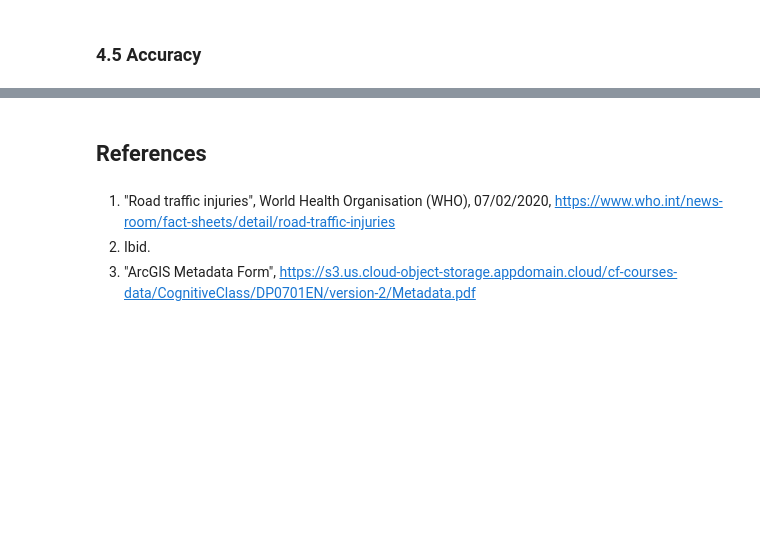
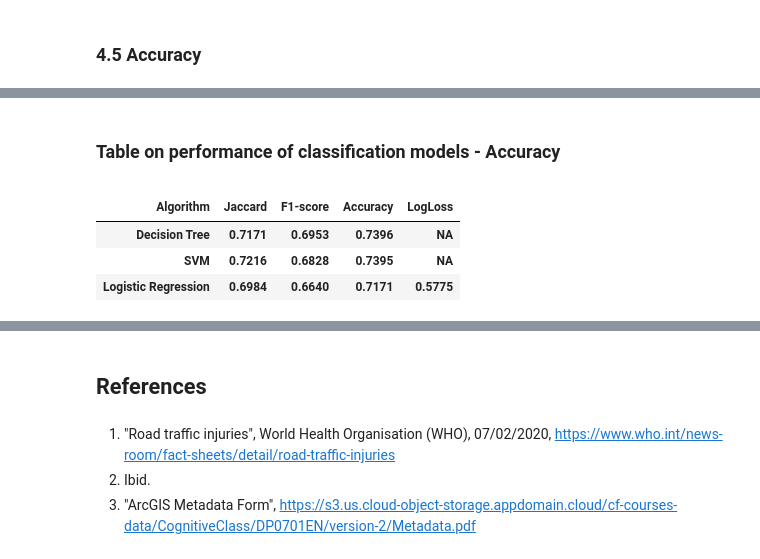
Before and after one commit to carlopeano/Coursera_Capstone, a Jupyter notebook: Capstone Project - Car accident severity - Week 1.ipynb, the cells around one changed output, grey strips where cells are left out. Saved outputs shown, nothing was run; the diff lists cells and outputs as text; code cells hidden in the pictures; blank space fills up the shorter version.

```diff
--- a/Capstone Project - Car accident severity - Week 1.ipynb
+++ b/Capstone Project - Car accident severity - Week 1.ipynb
@@ -1321,16 +1349,33 @@ print ('Average F1 score with Decision Tree =', f_dt)
 # %%
+#Decision Tree
+j_dt = "%.4f" % jaccard_score(y_test, predTree)
+f_dt = "%.4f" % f1_score (y_test, predTree, average='weighted')
+a_dt = "%.4f" %metrics.accuracy_score(y_test, predTree)
+
+print ('Jaccard similarity score with Decision Tree =', j_dt)
+print ('Average F1 score with Decision Tree =', f_dt)
+print ('Decision Tree accuracy =', a_dt)
+print ()
+
 #SVM
 j_svm = "%.4f" % jaccard_score(y_test, yhat_svm)
 f_svm = "%.4f" %f1_score (y_test, yhat_svm, average='weighted')
+a_svm = "%.4f" %metrics.accuracy_score(y_test, yhat_svm)
+
 print ('Jaccard similarity score with SVM =', j_svm)
 print ('Average F1 score with SVM =', f_svm)
-
+print ('SVM accuracy =', a_svm)
+print()
 #Logistic Regression
 j_lr = "%.4f" % jaccard_score(y_test, yhat_lr)
 f_lr = "%.4f" %f1_score (y_test, yhat_lr, average='weighted')
+a_lr = "%.4f" %metrics.accuracy_score(y_test, yhat_lr)
+
 from sklearn.metrics import log_loss
 log_loss(y_test,yhat_prob_lr)
 l_lr = "%.4f" % log_loss(y_test,yhat_prob_lr)
+
 print ('Jaccard similarity score with SVM =', j_lr)
 print ('Average F1 score with SVM =', f_lr)
+print ('Logistic Regression accuracy =', a_lr)
 print ('LogLoss with Logistic Regression =', l_lr)
@@ -1337,7 +1395,15 @@ print ('LogLoss with Logistic Regression =', l_lr)
+# %% [markdown]
+### Table on performance of classification models - Accuracy
 # %%
-data = [['KNN', j_knn, f_knn, 'NA'], ['Decision Tree', j_dt, f_dt, 'NA'], ['SVM', j_svm, f_svm, 'NA'], ['Logistic Regression', j_lr, f_lr, l_lr]]
+data = [['Decision Tree', j_dt, f_dt, a_dt, 'NA'], ['SVM', j_svm, f_svm, a_svm, 'NA'], ['Logistic Regression', j_lr, f_lr, a_lr, l_lr]]
 
-# Create the pandas DataFrame
-df = pd.DataFrame(data, columns = ['Algorithm', 'Jaccard' , 'F1-score' , 'LogLoss'])
-df.set_index(['Algorithm', 'Jaccard' , 'F1-score' , 'LogLoss'],inplace=True)
+# Create the Performance of classification models - Accuracy
+df = pd.DataFrame(data, columns = ['Algorithm', 'Jaccard' , 'F1-score' , 'Accuracy' , 'LogLoss'])
+df.set_index(['Algorithm', 'Jaccard' , 'F1-score' , 'Accuracy', 'LogLoss'],inplace=True)
 df
+# %% [output]
+|  |  |  |  |  |
+| Algorithm | Jaccard | F1-score | Accuracy | LogLoss |
+| Decision Tree | 0.7171 | 0.6953 | 0.7396 | NA |
+| SVM | 0.7216 | 0.6828 | 0.7395 | NA |
+| Logistic Regression | 0.6984 | 0.6640 | 0.7171 | 0.5775 |
```
Also changed, not shown: parts of 25 cells of this notebook, 16 other files.
